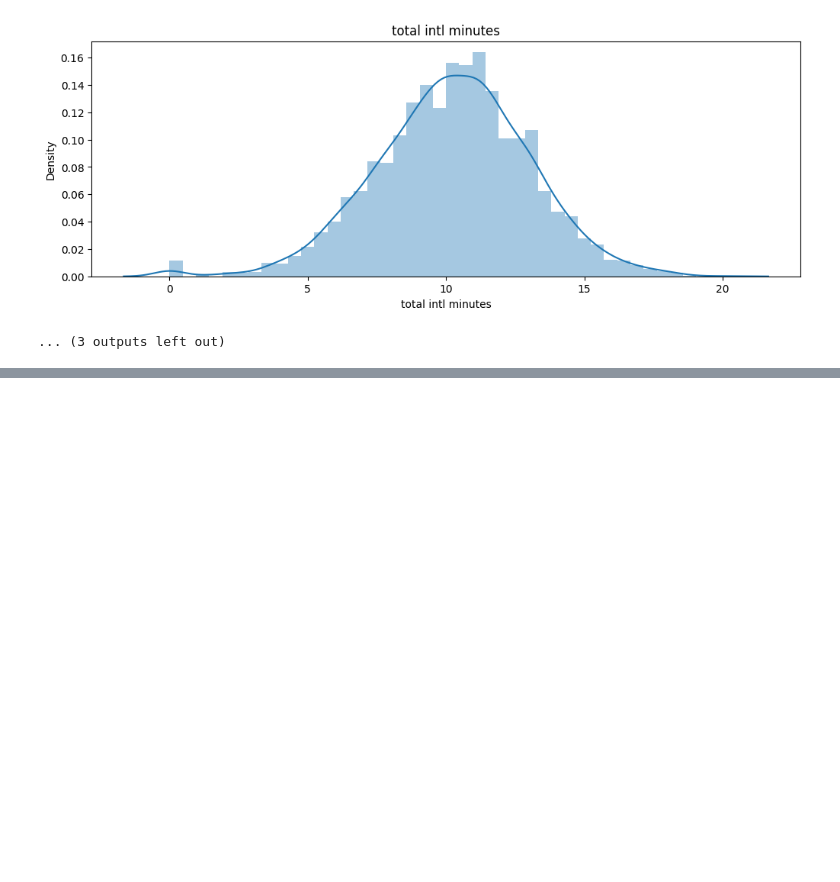
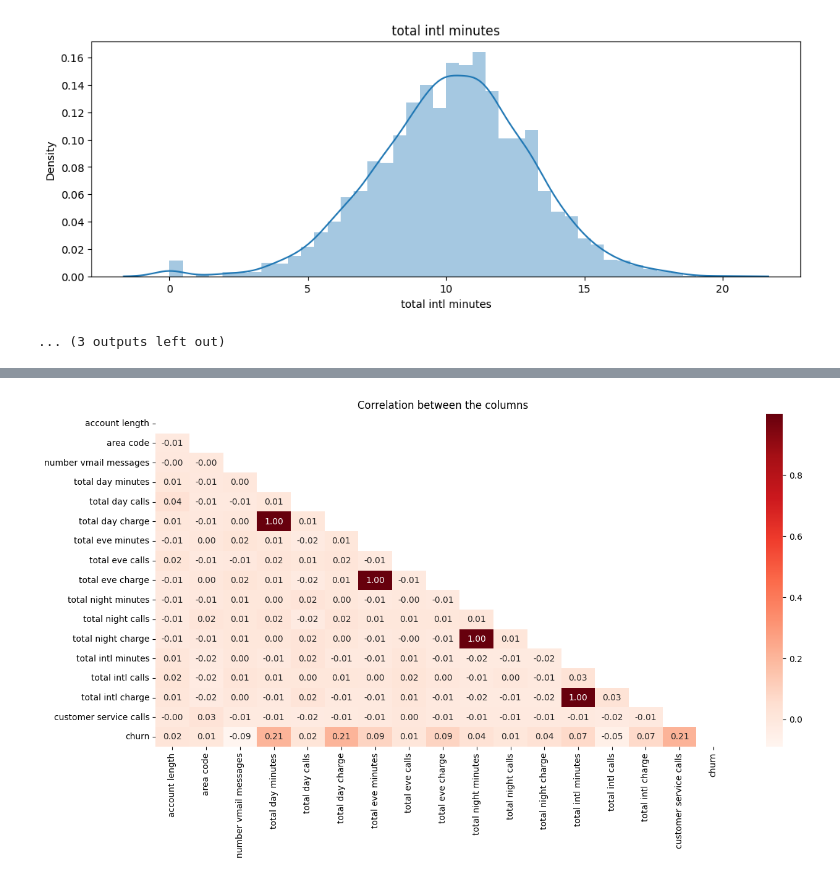
Before and after one commit to IvyNjoroge/PHASE-3-PROJECT, a Jupyter notebook: Syriatel.ipynb, the cells around one changed output, grey strips where cells are left out. Cells and saved outputs as stored; diff of their text form; code cells hidden in the pictures; blank space fills up the shorter version.

```diff
--- a/Syriatel.ipynb
+++ b/Syriatel.ipynb
@@ -163 +159,10 @@ No artists with labels found to put in legend.  Note that artists whose label st
 [figure]
+# %%
+#correlation heatmap
+plt.figure(figsize=(15,7))
+mask = np.triu(np.ones_like(df.corr(), dtype=bool))
+sns.heatmap(df.corr(),annot=True,cmap="Reds",fmt=".2f", mask=mask);
+plt.title('Correlation between the columns')
+plt.show()
+# %% [output]
+[figure, added]
```
Also changed, not shown: parts of 4 cells of this notebook.
